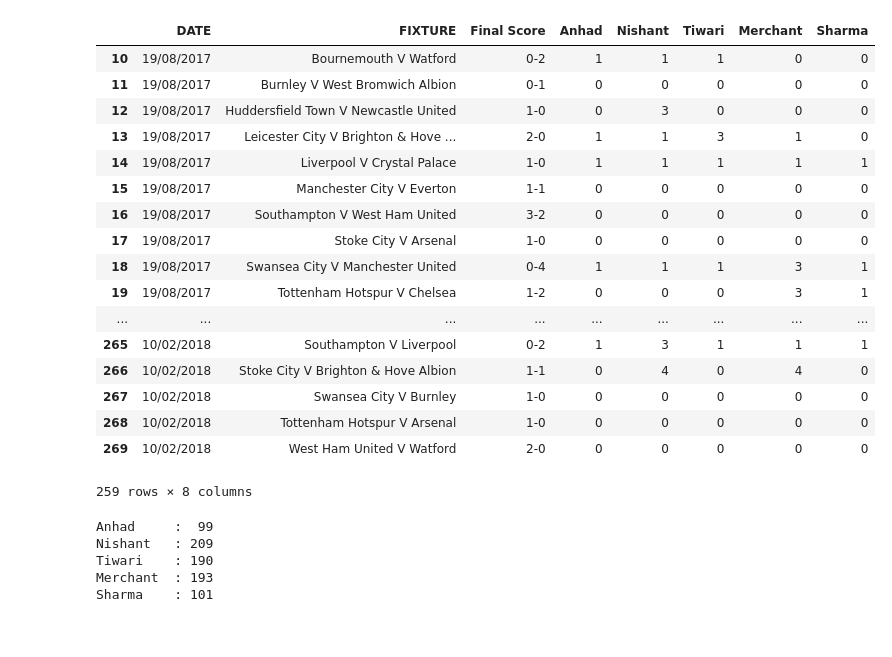
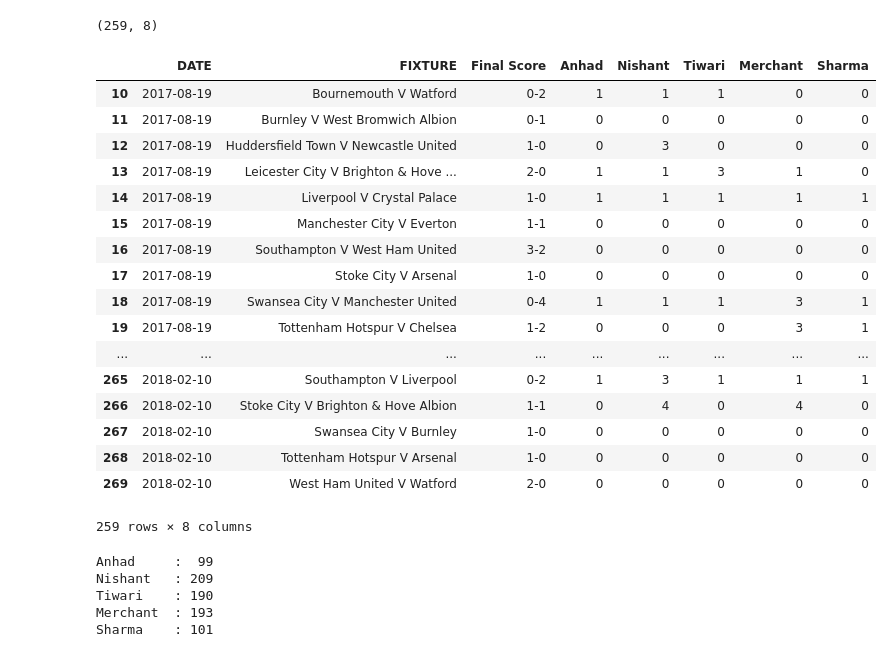
Before and after one commit to ffledgling/epl16, a Jupyter notebook: epl.ipynb, the cells around one changed output. Drawn from its saved outputs; the diff is of its cells as text; code cells hidden in the pictures.

```diff
--- a/epl.ipynb
+++ b/epl.ipynb
@@ -7,7 +7,10 @@ import matplotlib.ticker as plticker
 # %%
 users = ['Anhad', 'Nishant', 'Tiwari', 'Merchant', 'Sharma']
 # %%
-df = pd.read_csv('https://docs.google.com/spreadsheets/d/1TgChdOy1D_EEy4Apc8ybjfZoI9waaF2_nBbyxsHtV9s/export?format=csv&gid=2027974951')
+dateparse = lambda x: pd.datetime.strptime(x, '%d/%m/%Y')
+
+#df = pd.read_csv(infile, parse_dates=['datetime'], date_parser=dateparse)
+df = pd.read_csv('https://docs.google.com/spreadsheets/d/1TgChdOy1D_EEy4Apc8ybjfZoI9waaF2_nBbyxsHtV9s/export?format=csv&gid=2027974951', parse_dates=['DATE'], date_parser=dateparse)
 
 # Discard rows for matches that haven't been played yet.
 df = df.dropna(subset=['Final Score'])
@@ -62,36 +65,40 @@ def points(actual_score, user_score):
 # %%
 # Compute points for all Users
 
 # Take a row as a series, modify it and return it (we don't want to reduce dimensionality)
 def f(x, name=None):
     x[name] = points(x['Final Score'], x[name])
+    #print(x)
     return x
 
+print(df.shape)
 # Keep a copy of the original incase we need it.
 df2 = df.copy()
+
 for u in users:
-    df.apply(f, axis=1, name=u)
+    df = df.apply(f, axis=1, name=u)
 
 df
 # %% [output]
+(259, 8)
 |  | DATE | FIXTURE | Final Score | Anhad | Nishant | Tiwari | Merchant | Sharma |
-| 10 | 19/08/2017 | Bournemouth V Watford | 0-2 | 1 | 1 | 1 | 0 | 0 |
-| 11 | 19/08/2017 | Burnley V West Bromwich Albion | 0-1 | 0 | 0 | 0 | 0 | 0 |
-| 12 | 19/08/2017 | Huddersfield Town V Newcastle United | 1-0 | 0 | 3 | 0 | 0 | 0 |
-| 13 | 19/08/2017 | Leicester City V Brighton & Hove ... | 2-0 | 1 | 1 | 3 | 1 | 0 |
-| 14 | 19/08/2017 | Liverpool V Crystal Palace | 1-0 | 1 | 1 | 1 | 1 | 1 |
-| 15 | 19/08/2017 | Manchester City V Everton | 1-1 | 0 | 0 | 0 | 0 | 0 |
-| 16 | 19/08/2017 | Southampton V West Ham United | 3-2 | 0 | 0 | 0 | 0 | 0 |
-| 17 | 19/08/2017 | Stoke City V Arsenal | 1-0 | 0 | 0 | 0 | 0 | 0 |
-| 18 | 19/08/2017 | Swansea City V Manchester United | 0-4 | 1 | 1 | 1 | 3 | 1 |
-| 19 | 19/08/2017 | Tottenham Hotspur V Chelsea | 1-2 | 0 | 0 | 0 | 3 | 1 |
+| 10 | 2017-08-19 | Bournemouth V Watford | 0-2 | 1 | 1 | 1 | 0 | 0 |
+| 11 | 2017-08-19 | Burnley V West Bromwich Albion | 0-1 | 0 | 0 | 0 | 0 | 0 |
+| 12 | 2017-08-19 | Huddersfield Town V Newcastle United | 1-0 | 0 | 3 | 0 | 0 | 0 |
+| 13 | 2017-08-19 | Leicester City V Brighton & Hove ... | 2-0 | 1 | 1 | 3 | 1 | 0 |
+| 14 | 2017-08-19 | Liverpool V Crystal Palace | 1-0 | 1 | 1 | 1 | 1 | 1 |
+| 15 | 2017-08-19 | Manchester City V Everton | 1-1 | 0 | 0 | 0 | 0 | 0 |
+| 16 | 2017-08-19 | Southampton V West Ham United | 3-2 | 0 | 0 | 0 | 0 | 0 |
+| 17 | 2017-08-19 | Stoke City V Arsenal | 1-0 | 0 | 0 | 0 | 0 | 0 |
+| 18 | 2017-08-19 | Swansea City V Manchester United | 0-4 | 1 | 1 | 1 | 3 | 1 |
+| 19 | 2017-08-19 | Tottenham Hotspur V Chelsea | 1-2 | 0 | 0 | 0 | 3 | 1 |
 | ... | ... | ... | ... | ... | ... | ... | ... | ... |
-| 265 | 10/02/2018 | Southampton V Liverpool | 0-2 | 1 | 3 | 1 | 1 | 1 |
-| 266 | 10/02/2018 | Stoke City V Brighton & Hove Albion | 1-1 | 0 | 4 | 0 | 4 | 0 |
-| 267 | 10/02/2018 | Swansea City V Burnley | 1-0 | 0 | 0 | 0 | 0 | 0 |
-| 268 | 10/02/2018 | Tottenham Hotspur V Arsenal | 1-0 | 0 | 0 | 0 | 0 | 0 |
-| 269 | 10/02/2018 | West Ham United V Watford | 2-0 | 0 | 0 | 0 | 0 | 0 |
+| 265 | 2018-02-10 | Southampton V Liverpool | 0-2 | 1 | 3 | 1 | 1 | 1 |
+| 266 | 2018-02-10 | Stoke City V Brighton & Hove Albion | 1-1 | 0 | 4 | 0 | 4 | 0 |
+| 267 | 2018-02-10 | Swansea City V Burnley | 1-0 | 0 | 0 | 0 | 0 | 0 |
+| 268 | 2018-02-10 | Tottenham Hotspur V Arsenal | 1-0 | 0 | 0 | 0 | 0 | 0 |
+| 269 | 2018-02-10 | West Ham United V Watford | 2-0 | 0 | 0 | 0 | 0 | 0 |
-259 rows × 8 columns
+259 rows × 8 columns
 # %%
 # Totals
 for u in users:
```
Also changed, not shown: parts of 3 cells of this notebook.
